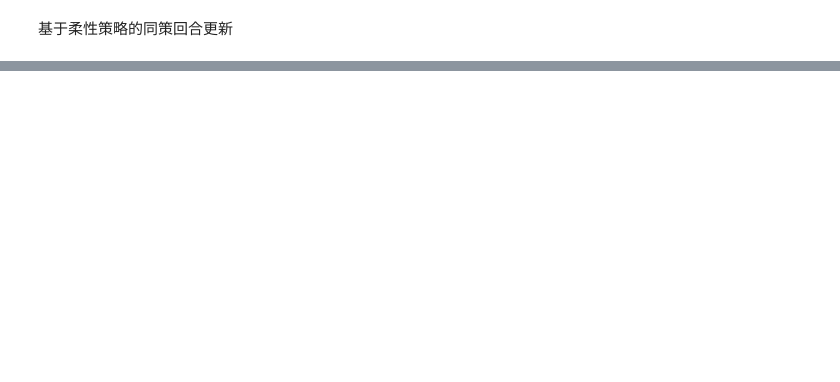
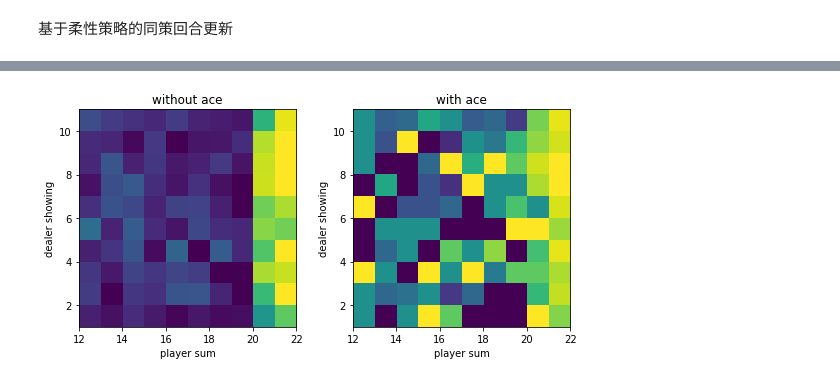
Before and after one commit to ZhaoHongjue/RL-Note, a Jupyter notebook: 4.ipynb, the cells around one changed output, grey strips where cells are left out. Drawn from its saved outputs; the diff is of its cells as text; code cells hidden in the pictures; blank space fills up the shorter version.

```diff
--- a/4.ipynb
+++ b/4.ipynb
@@ -370,0 +445,33 @@ plot(v)
+# %%
+def evaluate_monte_carlo_importance_sample(env, policy, behavior_policy, episode_num=500000):
+    q = np.zeros_like(policy)
+    c = np.zeros_like(policy)
+    for _ in range(episode_num):
+        state_actions = []
+        observation = env.reset()
+        while True:
+            state = ob2state(observation)
+            action = np.random.choice(env.action_space.n, p = behavior_policy[state])
+            state_actions.append((state, action))
+            observation, reward, done, _ = env.step(action)
+            if done:
+                break
+        g = reward
+        rho = 1
+        for state, action in reversed(state_actions):
+            c[state][action] += rho
+            q[state][action] += (rho / c[state][action] * (g - q[state][action]))
+            rho *= policy[state][action] / behavior_policy[state][action]
+            if rho == 0:
+                break
+    return q
+# %%
+policy = np.zeros((22, 11, 2, 2))
+policy[20:, :, :, 0] = 1 # >= 20 时收手
+policy[:20, :, :, 1] = 1 # < 20 时继续
+behavior_policy = np.ones_like(policy) * 0.5
+q = evaluate_monte_carlo_importance_sample(env, policy, behavior_policy,5000)
+v = (q * policy).sum(axis=-1)
+plot(v)
+# %% [output]
+[figure, added]
```
Also changed, not shown: parts of 9 cells of this notebook, 1 other file.
